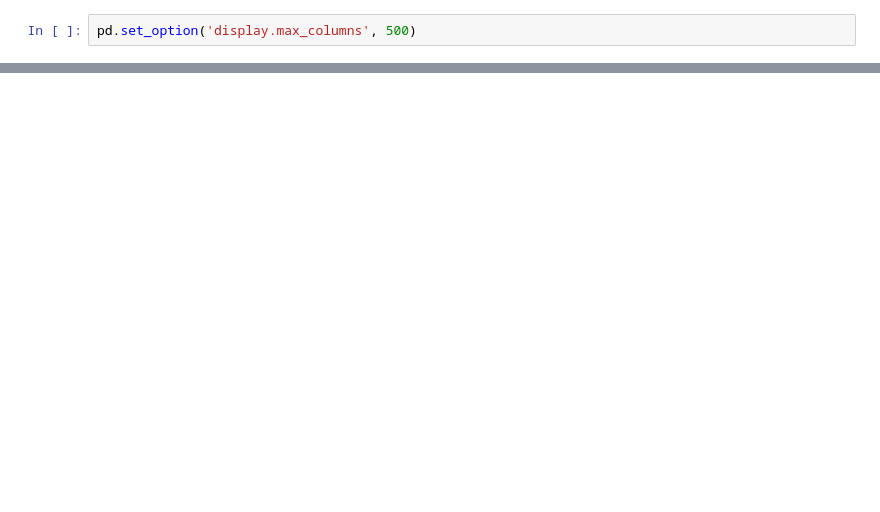
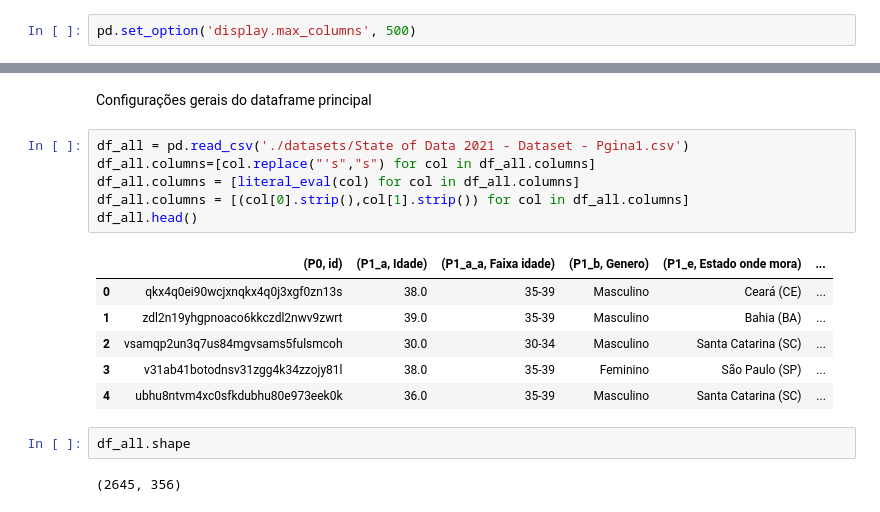
Before and after one commit to BrunoRammon/projeto_tecnicas_programacao_ii-, a Jupyter notebook: EDA.ipynb, the cells around one changed output, grey strips where cells are left out. Cells and saved outputs as stored; diff of their text form; blank space fills up the shorter version.

```diff
--- a/EDA.ipynb
+++ b/EDA.ipynb
@@ -28,0 +67,19 @@ df.head()
+# %% [markdown]
+Configurações gerais do dataframe principal
+# %%
+df_all = pd.read_csv('./datasets/State of Data 2021 - Dataset - Pgina1.csv')
+df_all.columns=[col.replace("'s","s") for col in df_all.columns]
+df_all.columns = [literal_eval(col) for col in df_all.columns]
+df_all.columns = [(col[0].strip(),col[1].strip()) for col in df_all.columns]
+df_all.head()
+# %% [output]
+|  | (P0, id) | (P1_a, Idade) | (P1_a_a, Faixa idade) | (P1_b, Genero) | (P1_e, Estado onde mora) | ... |
+| 0 | qkx4q0ei90wcjxnqkx4q0j3xgf0zn13s | 38.0 | 35-39 | Masculino | Ceará (CE) | ... |
+| 1 | zdl2n19yhgpnoaco6kkczdl2nwv9zwrt | 39.0 | 35-39 | Masculino | Bahia (BA) | ... |
+| 2 | vsamqp2un3q7us84mgvsams5fulsmcoh | 30.0 | 30-34 | Masculino | Santa Catarina (SC) | ... |
+| 3 | v31ab41botodnsv31zgg4k34zzojy81l | 38.0 | 35-39 | Feminino | São Paulo (SP) | ... |
+| 4 | ubhu8ntvm4xc0sfkdubhu80e973eek0k | 36.0 | 35-39 | Masculino | Santa Catarina (SC) | ... |
+# %%
+df_all.shape
+# %% [output]
+(2645, 356)
```
Also changed, not shown: parts of 34 cells of this notebook.
